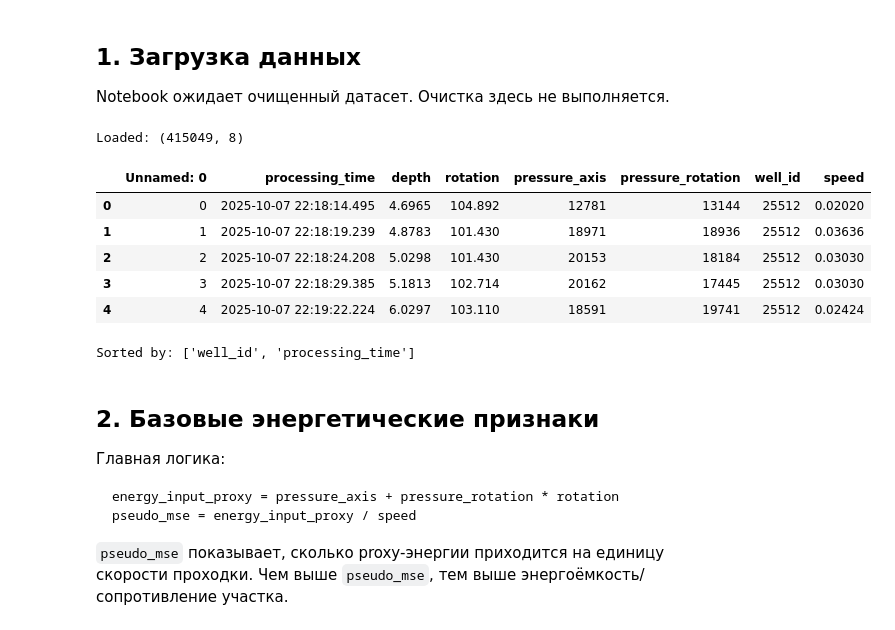
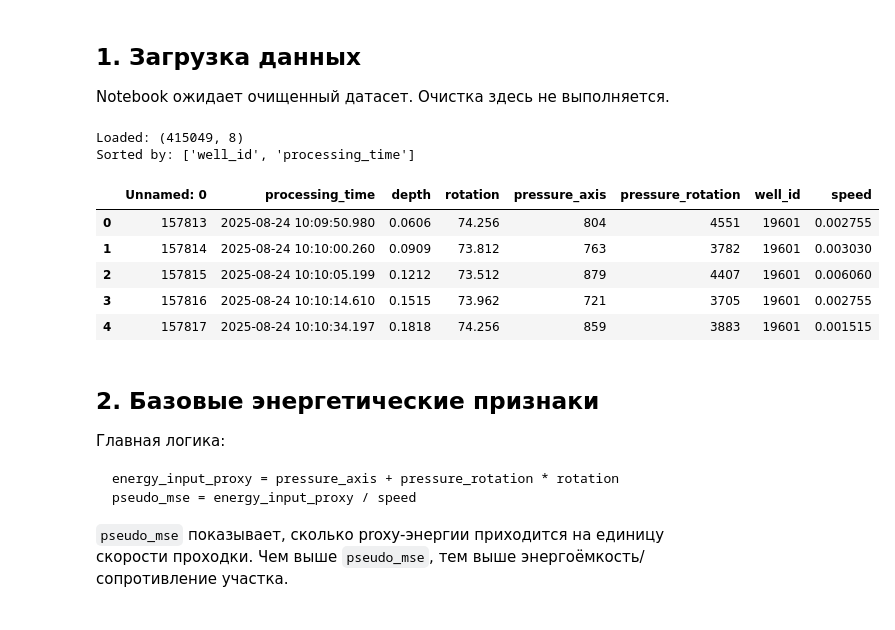
Before and after one commit to qa1roO/OptimalDrilling, a Jupyter notebook: notebooks/rock_energy_segment.ipynb, the cells around one changed output. Saved outputs shown, nothing was run; the diff lists cells and outputs as text; code cells hidden in the pictures.

```diff
--- a/notebooks/rock_energy_segment.ipynb
+++ b/notebooks/rock_energy_segment.ipynb
@@ -64,43 +67,26 @@ Output: C:\Users\qa1ro\OneDrive\Рабочий стол\diploma\OptimalDrilling\
 ## 1. Загрузка данных
 
 Notebook ожидает очищенный датасет. Очистка здесь не выполняется.
-# %%
-if not INPUT_PATH.exists():
-    raise FileNotFoundError(
-        f"Missing {INPUT_PATH}. Put cleaned source dataset near this notebook or change INPUT_PATH."
-    )
-
-df = pd.read_csv(INPUT_PATH)
-print("Loaded:", df.shape)
-display(df.head())
-
-required = ["well_id", "pressure_axis", "pressure_rotation", "rotation", "speed"]
-missing = [c for c in required if c not in df.columns]
-if missing:
-    raise ValueError(f"Missing required columns: {missing}")
-
-if "depth_m" not in df.columns and "depth" in df.columns:
-    df["depth_m"] = df["depth"]
-
-if "processing_time" in df.columns:
-    df["processing_time"] = pd.to_datetime(df["processing_time"], errors="coerce")
-    sort_cols = ["well_id", "processing_time"]
-elif "depth_m" in df.columns:
-    sort_cols = ["well_id", "depth_m"]
-else:
-    sort_cols = ["well_id"]
-
-df = df.sort_values(sort_cols).reset_index(drop=True)
-print("Sorted by:", sort_cols)
-# %% [output]
-Loaded: (415049, 8)
-|  | Unnamed: 0 | processing_time | depth | rotation | pressure_axis | pressure_rotation | well_id | speed |
-| 0 | 0 | 2025-10-07 22:18:14.495 | 4.6965 | 104.892 | 12781 | 13144 | 25512 | 0.02020 |
-| 1 | 1 | 2025-10-07 22:18:19.239 | 4.8783 | 101.430 | 18971 | 18936 | 25512 | 0.03636 |
-| 2 | 2 | 2025-10-07 22:18:24.208 | 5.0298 | 101.430 | 20153 | 18184 | 25512 | 0.03030 |
-| 3 | 3 | 2025-10-07 22:18:29.385 | 5.1813 | 102.714 | 20162 | 17445 | 25512 | 0.03030 |
-| 4 | 4 | 2025-10-07 22:19:22.224 | 6.0297 | 103.110 | 18591 | 19741 | 25512 | 0.02424 |
-Sorted by: ['well_id', 'processing_time']
+# %%
+if not INPUT_PATH.exists():
+    raise FileNotFoundError(f"Missing {INPUT_PATH}. Run preprocessing so datasets/united.csv exists.")
+
+df = pd.read_csv(INPUT_PATH)
+df["processing_time"] = pd.to_datetime(df["processing_time"], errors="raise")
+df = df.sort_values(["well_id", "processing_time"]).reset_index(drop=True)
+
+print("Loaded:", df.shape)
+print("Sorted by: ['well_id', 'processing_time']")
+display(df.head())
+# %% [output]
+Loaded: (415049, 8)
+Sorted by: ['well_id', 'processing_time']
+|  | Unnamed: 0 | processing_time | depth | rotation | pressure_axis | pressure_rotation | well_id | speed |
+| 0 | 157813 | 2025-08-24 10:09:50.980 | 0.0606 | 74.256 | 804 | 4551 | 19601 | 0.002755 |
+| 1 | 157814 | 2025-08-24 10:10:00.260 | 0.0909 | 73.812 | 763 | 3782 | 19601 | 0.003030 |
+| 2 | 157815 | 2025-08-24 10:10:05.199 | 0.1212 | 73.512 | 879 | 4407 | 19601 | 0.006060 |
+| 3 | 157816 | 2025-08-24 10:10:14.610 | 0.1515 | 73.962 | 721 | 3705 | 19601 | 0.002755 |
+| 4 | 157817 | 2025-08-24 10:10:34.197 | 0.1818 | 74.256 | 859 | 3883 | 19601 | 0.001515 |
 # %% [markdown]
 ## 2. Базовые энергетические признаки
 
```
Also changed, not shown: parts of 4 cells of this notebook, 25 other files.
